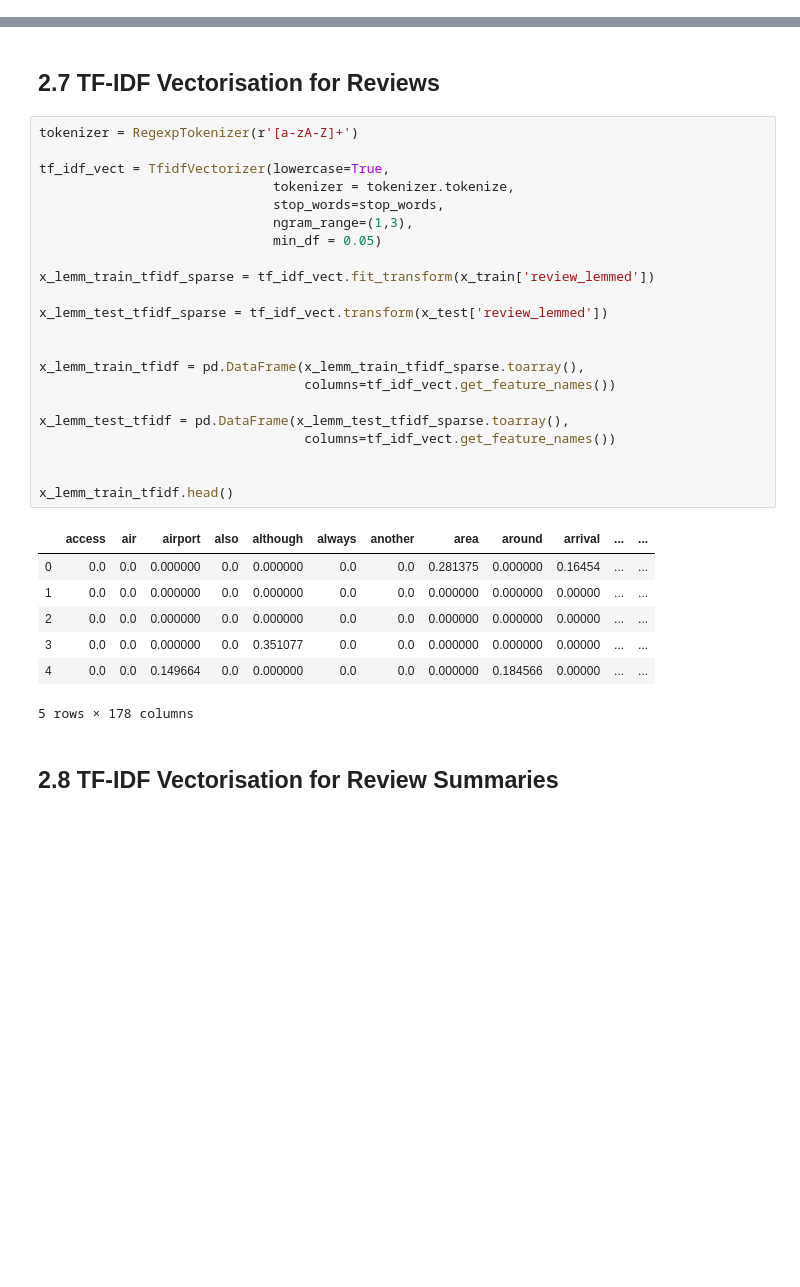
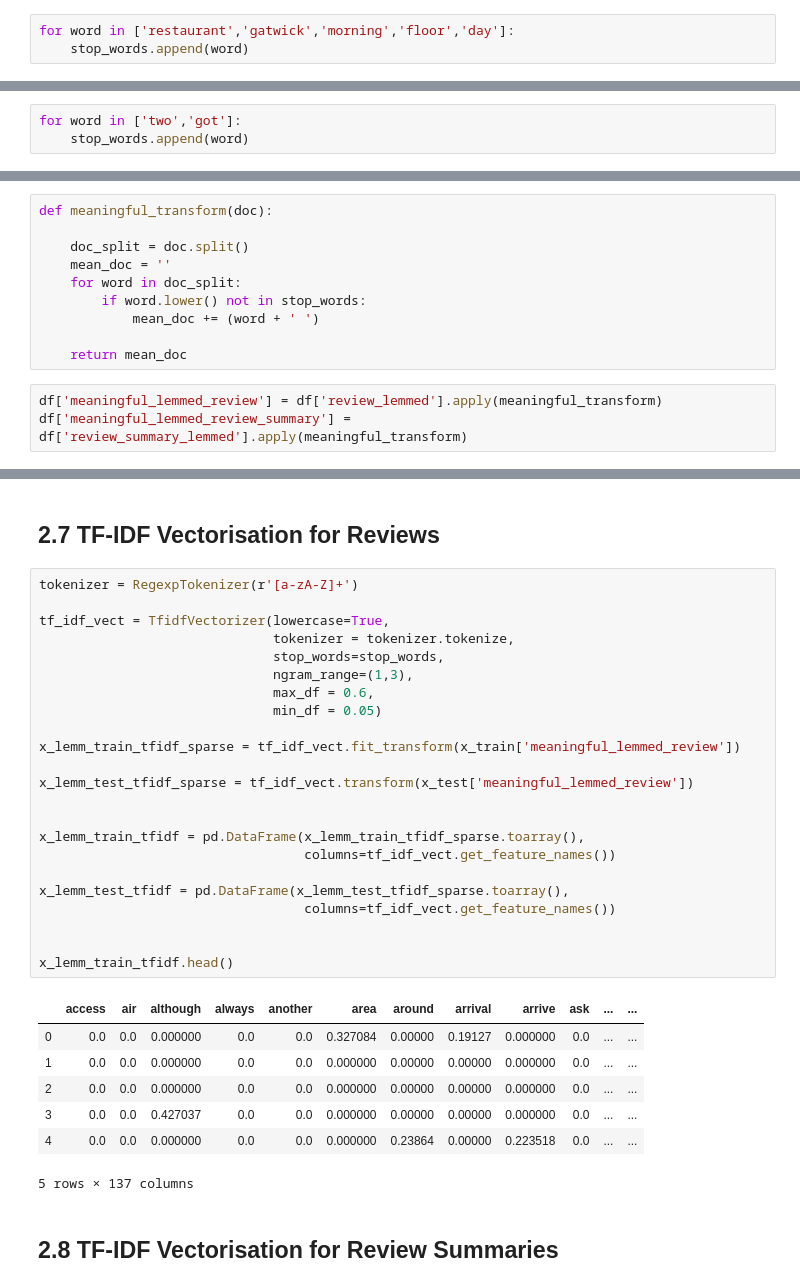
Before and after one commit to awesomeahi95/Hotel_Review_NLP, a Jupyter notebook: 2.Further_EDA_and_Preprocessing.ipynb, the cells around one changed output, grey strips where cells are left out. Saved outputs shown, nothing was run; the diff lists cells and outputs as text; blank space fills up the shorter version.

Commit message:
meaningfull function added

```diff
--- a/2.Further_EDA_and_Preprocessing.ipynb
+++ b/2.Further_EDA_and_Preprocessing.ipynb
@@ -89,0 +114,3 @@ plt.show()
+# %%
+for word in ['restaurant','gatwick','morning','floor','day']:
+    stop_words.append(word)
@@ -89,0 +125,3 @@ plt.show()
+# %%
+for word in ['two','got']:
+    stop_words.append(word)
@@ -179,6 +226,19 @@ df.head()
 | 4 | Hilton London Metropole | Dissatisfied Hilton gold number | 1 | Hello, I currently staying @ Hilt... | hello, I current stay @ hilton me... | Hello, I currently stay @ Hilton ... | dissatisfi hilton gold number | ... |
 # %% [markdown]
 ## 2.6 Train Test Split
+# %%
+def meaningful_transform(doc):
+
+    doc_split = doc.split()
+    mean_doc = ''
+    for word in doc_split:
+        if word.lower() not in stop_words:
+            mean_doc += (word + ' ')
+
+    return mean_doc
+# %%
+df['meaningful_lemmed_review'] = df['review_lemmed'].apply(meaningful_transform)
+df['meaningful_lemmed_review_summary'] = df['review_summary_lemmed'].apply(meaningful_transform)
 # %%
 x_train, x_test, y_train, y_test = train_test_split(df.drop(columns=['hotel_name','score']),
                                                     df['score'],
@@ -209,33 +269,34 @@ y_train_df.head()
 # %%
 tokenizer = RegexpTokenizer(r'[a-zA-Z]+')
 
 tf_idf_vect = TfidfVectorizer(lowercase=True,
                               tokenizer = tokenizer.tokenize,
                               stop_words=stop_words,
                               ngram_range=(1,3),
+                              max_df = 0.6,
                               min_df = 0.05)
 
-x_lemm_train_tfidf_sparse = tf_idf_vect.fit_transform(x_train['review_lemmed'])
+x_lemm_train_tfidf_sparse = tf_idf_vect.fit_transform(x_train['meaningful_lemmed_review'])
 
-x_lemm_test_tfidf_sparse = tf_idf_vect.transform(x_test['review_lemmed'])
+x_lemm_test_tfidf_sparse = tf_idf_vect.transform(x_test['meaningful_lemmed_review'])
 
 
 x_lemm_train_tfidf = pd.DataFrame(x_lemm_train_tfidf_sparse.toarray(),
                                   columns=tf_idf_vect.get_feature_names())
 
 x_lemm_test_tfidf = pd.DataFrame(x_lemm_test_tfidf_sparse.toarray(),
                                   columns=tf_idf_vect.get_feature_names())
 
 
 x_lemm_train_tfidf.head()
 # %% [output]
-|  | access | air | airport | also | although | always | another | area | around | arrival | ... | ... |
-| 0 | 0.0 | 0.0 | 0.000000 | 0.0 | 0.000000 | 0.0 | 0.0 | 0.281375 | 0.000000 | 0.16454 | ... | ... |
-| 1 | 0.0 | 0.0 | 0.000000 | 0.0 | 0.000000 | 0.0 | 0.0 | 0.000000 | 0.000000 | 0.00000 | ... | ... |
-| 2 | 0.0 | 0.0 | 0.000000 | 0.0 | 0.000000 | 0.0 | 0.0 | 0.000000 | 0.000000 | 0.00000 | ... | ... |
-| 3 | 0.0 | 0.0 | 0.000000 | 0.0 | 0.351077 | 0.0 | 0.0 | 0.000000 | 0.000000 | 0.00000 | ... | ... |
-| 4 | 0.0 | 0.0 | 0.149664 | 0.0 | 0.000000 | 0.0 | 0.0 | 0.000000 | 0.184566 | 0.00000 | ... | ... |
+|  | access | air | although | always | another | area | around | arrival | arrive | ask | ... | ... |
+| 0 | 0.0 | 0.0 | 0.000000 | 0.0 | 0.0 | 0.327084 | 0.00000 | 0.19127 | 0.000000 | 0.0 | ... | ... |
+| 1 | 0.0 | 0.0 | 0.000000 | 0.0 | 0.0 | 0.000000 | 0.00000 | 0.00000 | 0.000000 | 0.0 | ... | ... |
+| 2 | 0.0 | 0.0 | 0.000000 | 0.0 | 0.0 | 0.000000 | 0.00000 | 0.00000 | 0.000000 | 0.0 | ... | ... |
+| 3 | 0.0 | 0.0 | 0.427037 | 0.0 | 0.0 | 0.000000 | 0.00000 | 0.00000 | 0.000000 | 0.0 | ... | ... |
+| 4 | 0.0 | 0.0 | 0.000000 | 0.0 | 0.0 | 0.000000 | 0.23864 | 0.00000 | 0.223518 | 0.0 | ... | ... |
-5 rows × 178 columns
+5 rows × 137 columns
 # %% [markdown]
 ## 2.8 TF-IDF Vectorisation for Review Summaries
 # %%
```
Also changed, not shown: parts of 21 cells of this notebook, 3 other files.
